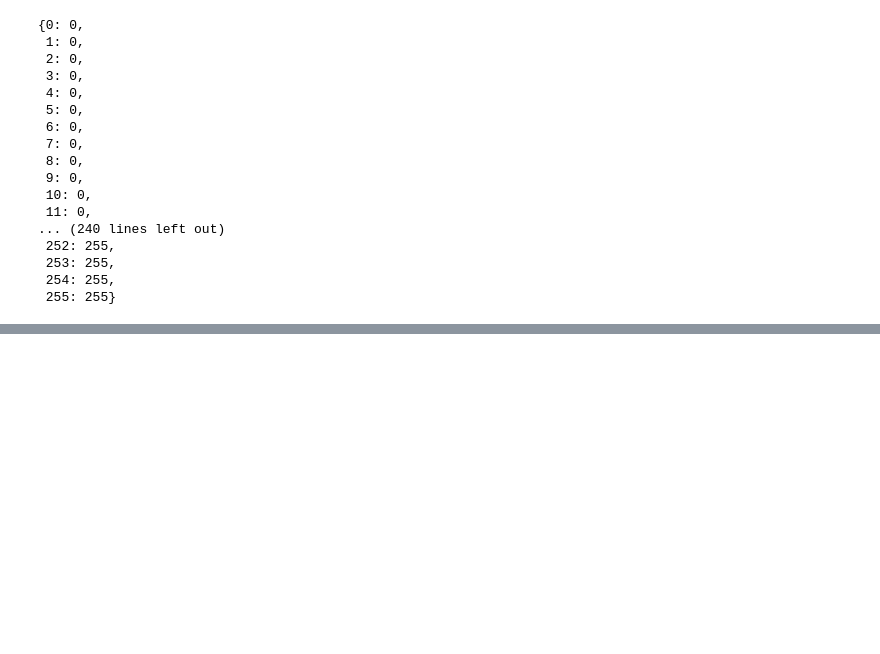
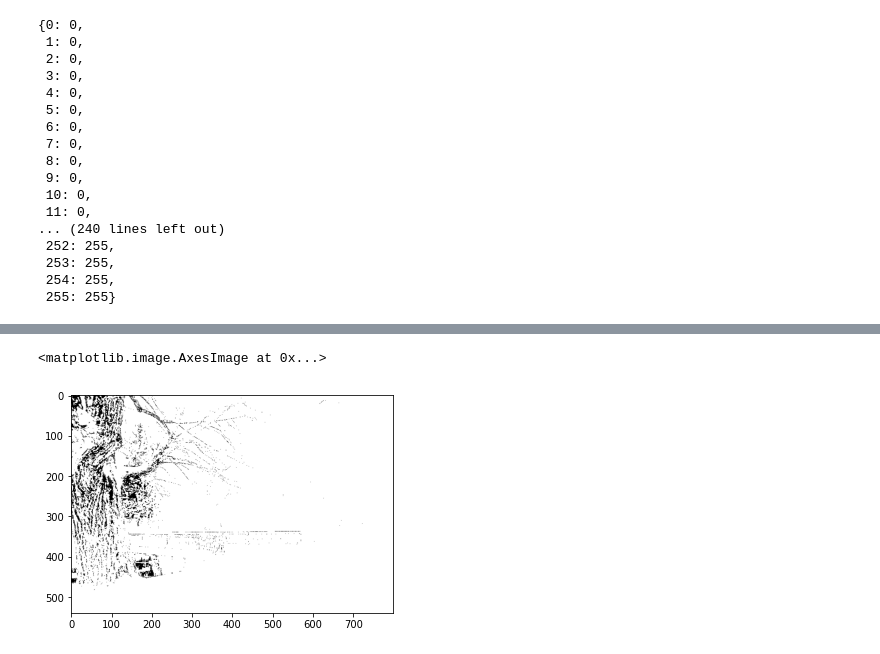
Before and after one commit to viniciusdenovaes/Unip202PInoturno, a Jupyter notebook: histograma/prototipo_histograma.ipynb, the cells around one changed output, grey strips where cells are left out. Cells and saved outputs as stored; diff of their text form; code cells hidden in the pictures; blank space fills up the shorter version.

```diff
--- a/histograma/prototipo_histograma.ipynb
+++ b/histograma/prototipo_histograma.ipynb
@@ -173,0 +188,5 @@ matrix_binaria = np.zeros(matrix_img_rgb.shape, dtype=int)
+# %%
+ plt.imshow(matrix_binaria)
+# %% [output]
+<matplotlib.image.AxesImage at 0x...>
+[figure, added]
```
Also changed, not shown: parts of 10 cells of this notebook, 2 other files.
